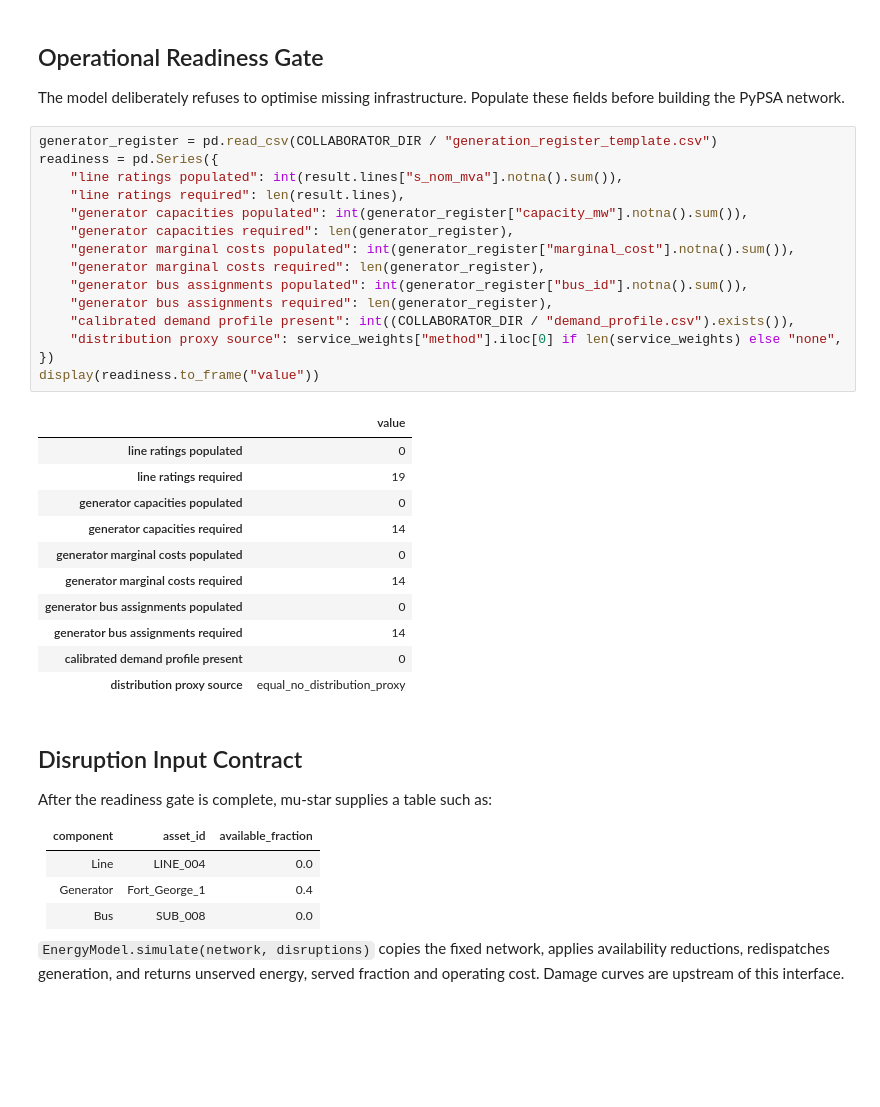
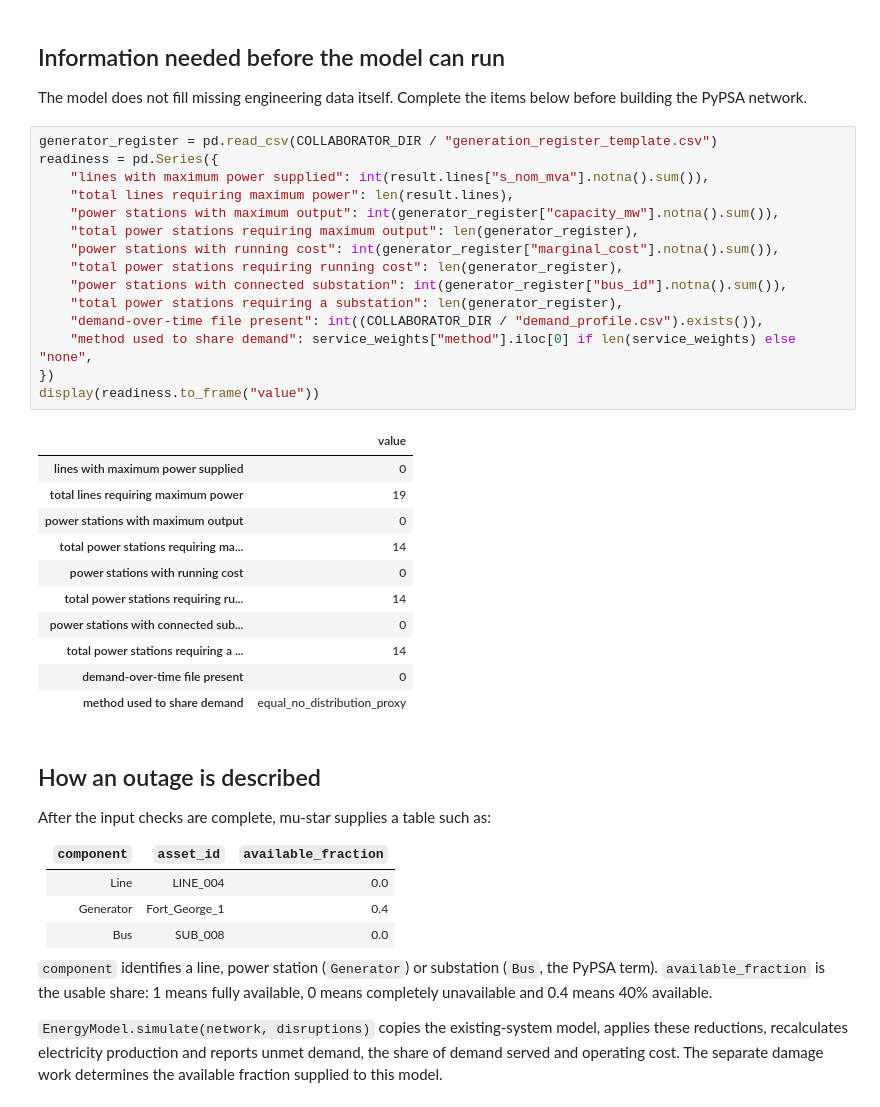
Before and after one commit to cpalazzi/pypsa-earth-mauritius-kestrel, a Jupyter notebook: notebooks/asset_model/01_operational_network.ipynb, the cells around one changed output. Cells and saved outputs as stored; diff of their text form; blank space fills up the shorter version.

```diff
--- a/notebooks/asset_model/01_operational_network.ipynb
+++ b/notebooks/asset_model/01_operational_network.ipynb
@@ -127,45 +151,47 @@ display(service_weights)
 | 16 | SUB_017 | 0.0 | 0.0 | 0.055556 | equal_no_distribution_proxy |
 | 17 | SUB_018 | 0.0 | 0.0 | 0.055556 | equal_no_distribution_proxy |
 # %% [markdown]
-## Operational Readiness Gate
+## Information needed before the model can run
 
-The model deliberately refuses to optimise missing infrastructure. Populate these fields before building the PyPSA network.
+The model does not fill missing engineering data itself. Complete the items below before building the PyPSA network.
 # %%
 generator_register = pd.read_csv(COLLABORATOR_DIR / "generation_register_template.csv")
 readiness = pd.Series({
-    "line ratings populated": int(result.lines["s_nom_mva"].notna().sum()),
-    "line ratings required": len(result.lines),
-    "generator capacities populated": int(generator_register["capacity_mw"].notna().sum()),
-    "generator capacities required": len(generator_register),
-    "generator marginal costs populated": int(generator_register["marginal_cost"].notna().sum()),
-    "generator marginal costs required": len(generator_register),
-    "generator bus assignments populated": int(generator_register["bus_id"].notna().sum()),
-    "generator bus assignments required": len(generator_register),
-    "calibrated demand profile present": int((COLLABORATOR_DIR / "demand_profile.csv").exists()),
-    "distribution proxy source": service_weights["method"].iloc[0] if len(service_weights) else "none",
+    "lines with maximum power supplied": int(result.lines["s_nom_mva"].notna().sum()),
+    "total lines requiring maximum power": len(result.lines),
+    "power stations with maximum output": int(generator_register["capacity_mw"].notna().sum()),
+    "total power stations requiring maximum output": len(generator_register),
+    "power stations with running cost": int(generator_register["marginal_cost"].notna().sum()),
+    "total power stations requiring running cost": len(generator_register),
+    "power stations with connected substation": int(generator_register["bus_id"].notna().sum()),
+    "total power stations requiring a substation": len(generator_register),
+    "demand-over-time file present": int((COLLABORATOR_DIR / "demand_profile.csv").exists()),
+    "method used to share demand": service_weights["method"].iloc[0] if len(service_weights) else "none",
 })
 display(readiness.to_frame("value"))
 # %% [output]
 |  | value |
-| line ratings populated | 0 |
-| line ratings required | 19 |
-| generator capacities populated | 0 |
-| generator capacities required | 14 |
-| generator marginal costs populated | 0 |
-| generator marginal costs required | 14 |
-| generator bus assignments populated | 0 |
-| generator bus assignments required | 14 |
-| calibrated demand profile present | 0 |
-| distribution proxy source | equal_no_distribution_proxy |
+| lines with maximum power supplied | 0 |
+| total lines requiring maximum power | 19 |
+| power stations with maximum output | 0 |
+| total power stations requiring ma... | 14 |
+| power stations with running cost | 0 |
+| total power stations requiring ru... | 14 |
+| power stations with connected sub... | 0 |
+| total power stations requiring a ... | 14 |
+| demand-over-time file present | 0 |
+| method used to share demand | equal_no_distribution_proxy |
 # %% [markdown]
-## Disruption Input Contract
+## How an outage is described
 
-After the readiness gate is complete, mu-star supplies a table such as:
+After the input checks are complete, mu-star supplies a table such as:
 
-| component | asset_id | available_fraction |
+| `component` | `asset_id` | `available_fraction` |
 |---|---|---:|
 | Line | LINE_004 | 0.0 |
 | Generator | Fort_George_1 | 0.4 |
 | Bus | SUB_008 | 0.0 |
 
-`EnergyModel.simulate(network, disruptions)` copies the fixed network, applies availability reductions, redispatches generation, and returns unserved energy, served fraction and operating cost. Damage curves are upstream of this interface.
+`component` identifies a line, power station (`Generator`) or substation (`Bus`, the PyPSA term). `available_fraction` is the usable share: 1 means fully available, 0 means completely unavailable and 0.4 means 40% available.
+
+`EnergyModel.simulate(network, disruptions)` copies the existing-system model, applies these reductions, recalculates electricity production and reports unmet demand, the share of demand served and operating cost. The separate damage work determines the available fraction supplied to this model.
```
Also changed, not shown: parts of 6 cells of this notebook, 26 other files.
